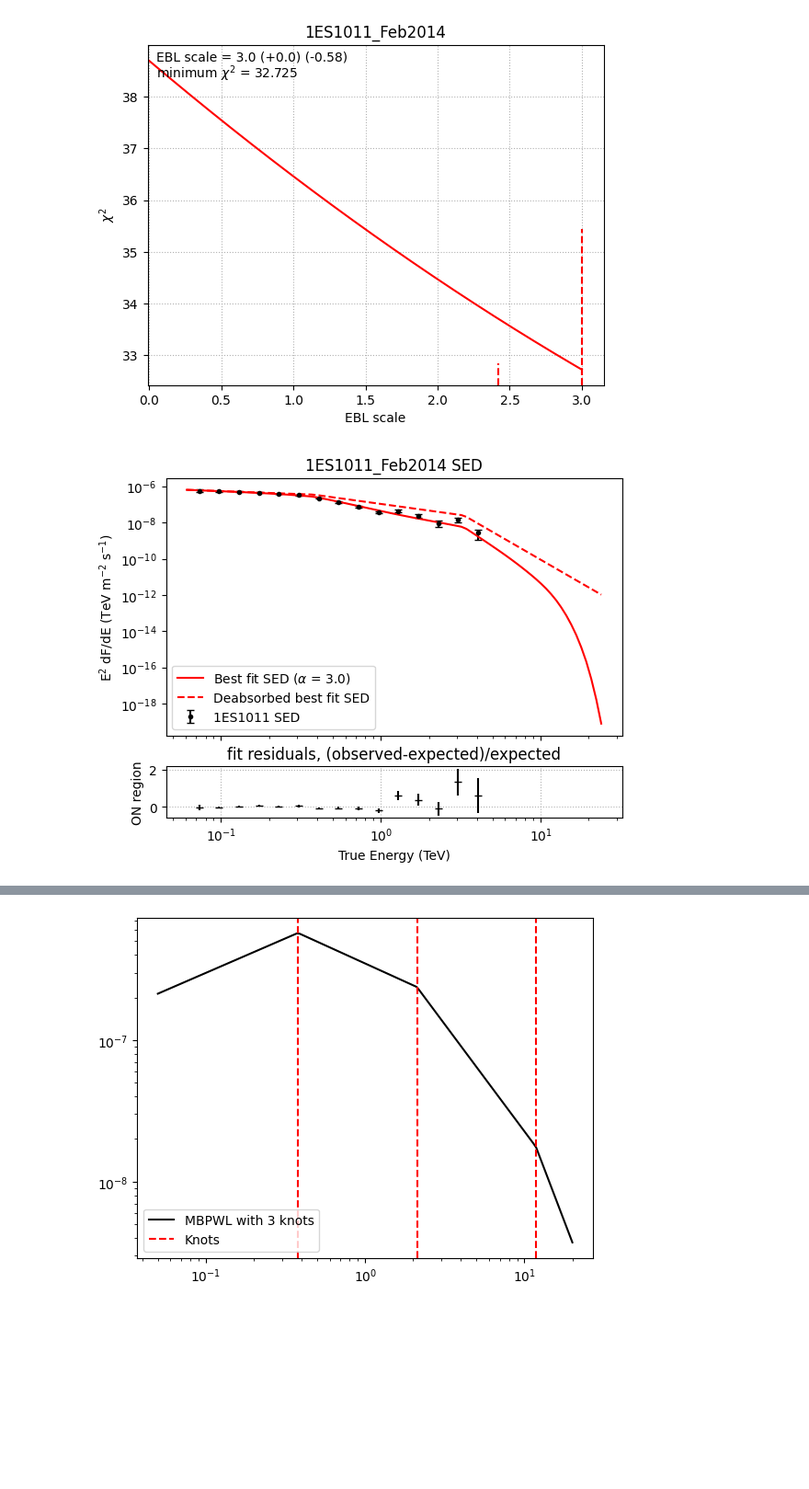
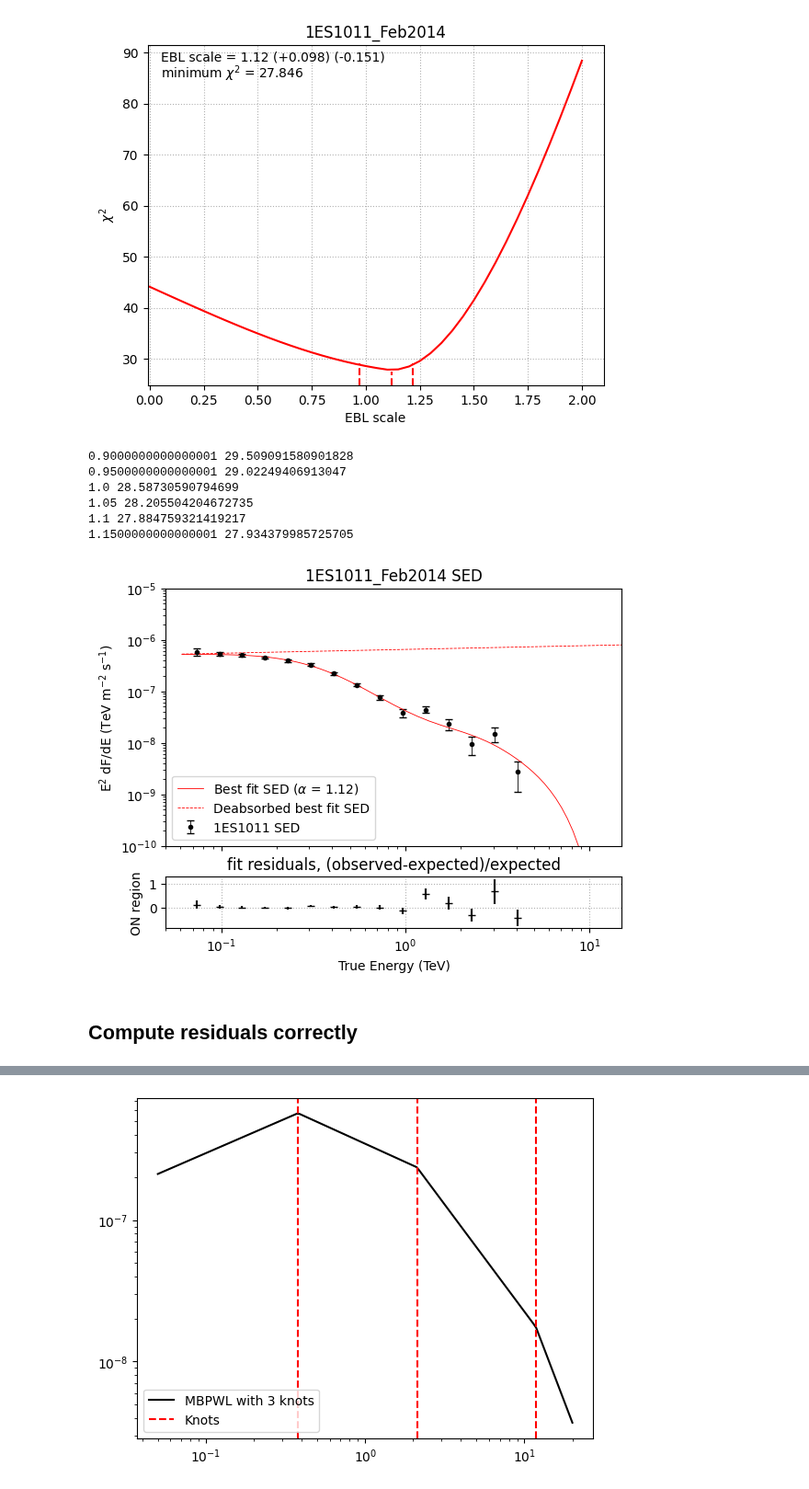
Before and after one commit to R-Grau/EBLpy, a Jupyter notebook: scanEBL.ipynb, the cells around one changed output, grey strips where cells are left out. Shown at 92% size. Saved outputs shown, nothing was run; the diff lists cells and outputs as text; code cells hidden in the pictures; blank space fills up the shorter version.

Commit message:
Fixed some bugs and made the final code. Also added some plots to scanEBL

```diff
--- a/scanEBL.ipynb
+++ b/scanEBL.ipynb
@@ -21,21 +21,23 @@ from pathlib import Path
 # %%
 #Source info
 Source_name = "1ES1011_Feb2014" #'PG1553_ST0203' "1ES1011_Feb2014", 'Mrk421_20130415c', #Check that you have all needed files before running
-Source_z = 0.03
+Source_z = 0.212
 # Observation_time = 42480 #this is only needed for CTA
-Emin = 0.06
-Emax = 25.#15.
+Emin = 0.059
+Emax = 20.1 #15.
 
 #Telescope
 Telescope = "MAGIC" #only MAGIC is well implemented now
 #EBL options
 EBL_Model = "Dominguez" #there is only one a the moment
-alpha_init = 2.0 #positon of the first initial guess.
+alpha_init = 0. #positon of the first initial guess.
 alpha_min = 0. #lowest EBL scale factor
-alpha_max = 3. #hightes EBL scale factor
-alpha_step = 0.01 #EBL scale bin size
+alpha_max = 2. #hightes EBL scale factor
+alpha_step = 0.05 #EBL scale bin size
+Chain_guess = True
 #Fit function: PWL, LP, freeLP or MBPWL
-fit_func_name = "MBPWL"
+fit_func_name = "LP"
+IRF_u = True
 
 #MBPWL info
 Efirst = 0.379#0.389#0.143#0.11
@@ -45,7 +47,7 @@ knots = 4#2
 #Ohter options
 Background_scale = 1.
 Forward_folding = True #FIXME this makes no sense and should be remooved
-Norm = 0.25
+Norm = 0.249
 # %%
 if Source_name == "Mrk421_20130415c":
     data_path = "/home/rgrau/Desktop/EBL_analysis_Feb2018/Mrk421_20130415c/light+00/Output_flute.root"#"/home/rgrau/Desktop/EBL_Gamma2016/EBL_samples/{0}/data/nominal/flute/Output_flute.root".format(Source_name)#"/home/rgrau/Desktop/EBL_Gamma2016/EBL_samples/Mrk421_20130415c/data/nominal/flute/Output_flute.root"
@@ -168,6 +223,8 @@ if Telescope == "MAGIC": #compute values needed for minimization if the selected
 
     migrmatrix = uproot.open("/home/rgrau/Desktop/EBL-splines/fold_migmatrix_{0}.root:mig_matrix".format(Source_name))
     migmatval = migrmatrix.values() #m^2 * s #values
+    if IRF_u:
+        migmaterr = migrmatrix.errors()
     migmatxEtrue = migrmatrix.axis("x").edges()/1e3 #TeV #edge values of X axis of the migration matrix (True Energy)
     migmatyEest = migrmatrix.axis("y").edges()/1e3 #TeV #edge values of Y axis of the migration matrix (Estimated Energy)
 
@@ -230,14 +298,17 @@ print(bestfit)
 order = np.argsort(alphas)
 alphas2 = np.take_along_axis(alphas, order, axis=-1)
 chisqs2 = np.take_along_axis(np.array(chisqs), order, axis=-1)
-minimum = np.round(alphas2[np.where(chisqs2 == np.min(chisqs2))][0], decimals = 3)
-sigma_inter_1s = np.where(chisqs2 <= 1 + np.min(chisqs2))
-upper_bound = np.round(alphas2[np.max(sigma_inter_1s)], decimals = 3)
-lower_bound = np.round(alphas2[np.min(sigma_inter_1s)], decimals = 3)
+interpx = np.arange(alpha_min, alpha_max, alpha_step/1000)
+f1 = interpolate.interp1d(alphas2, chisqs2, kind='cubic')
+chis_new = f1(interpx)
+minimum = np.round(interpx[np.where(chis_new == np.min(chis_new))][0], decimals = 3)
+sigma_inter_1s = np.where(chis_new <= 1 + np.min(chis_new))
+upper_bound = np.round(interpx[np.max(sigma_inter_1s)], decimals = 3)
+lower_bound = np.round(interpx[np.min(sigma_inter_1s)], decimals = 3)
 
 plt.plot(alphas2, chisqs2, color = "red")
 plt.axvline(minimum, ymax = 0.04, color = "red", linestyle = "--")
-plt.axvline(upper_bound, ymax = 0.46, color = "red", linestyle = "--")
+plt.axvline(upper_bound, ymax = 0.065, color = "red", linestyle = "--")
 plt.axvline(lower_bound, ymax = 0.065, color = "red", linestyle = "--")
 plt.xlabel("EBL scale")
 plt.ylabel(r"$\chi^2$")
@@ -245,10 +316,21 @@ plt.grid(linestyle = ":")
 plt.xlim(-0.01,None)
 plt.title(Source_name)
 plt.text(x = 0.05, y = np.max(chisqs2) - (np.max(chisqs2)-np.min(chisqs2))/1000, s="EBL scale = {0} (+{1}) (-{2})".format(minimum, np.round(upper_bound-minimum, decimals = 3), np.round(minimum-lower_bound, decimals = 3)))
-plt.text(x = 0.05, y = np.max(chisqs2) - (np.max(chisqs2)-np.min(chisqs2))/18, s = r"minimum $\chi^2$ = {0}".format(np.round(np.min(chisqs2), decimals = 3)))
+plt.text(x = 0.05, y = np.max(chisqs2) - (np.max(chisqs2)-np.min(chisqs2))/18, s = r"minimum $\chi^2$ = {0}".format(np.round(np.min(chis_new), decimals = 3)))
 plt.show()
 # %% [output]
-[figure, old version]
+[figure, new version]
+# %%
+for i, alpha in enumerate(alphas2):
+    if (alpha > 0.9) & (alpha < 1.2):
+        print(alpha, chisqs2[i])
+# %% [output]
+0.9000000000000001 29.509091580901828
+0.9500000000000001 29.02249406913047
+1.0 28.58730590794699
+1.05 28.205504204672735
+1.1 27.884759321419217
+1.1500000000000001 27.934379985725705
 # %%
 #FIXME change to the best fit alpha
 alpha = minimum
@@ -259,34 +341,38 @@ dNdE_u = Data.errors("mean")[1]
 dNdE = Data_values[1] # 1/ cm^2 / s / TeV
 Eest_data = Data_values[0] * 1e-3 #TeV
 mtau2 = -tau_interp(Eest_data, Source_z, EBL_Model, kind_of_interp = "log")#-log_interp1d(E_EBL, tau_EBL, Eest_data)
 SED_orig = Eest_data * Eest_data * dNdE * 1e4 #put it in 1/m^2 instead of 1/cm^2
 SED_orig_u = Eest_data *  Eest_data * dNdE_u *1e4
 SED_fit = fit_func(Etrue, bestfit) * np.exp(mtau * alpha) * Etrue * Etrue
 SED_fit_deabs = fit_func(Etrue, bestfit) * Etrue * Etrue
 SED_fit2 = fit_func(Eest_data, bestfit) * np.exp(mtau2 * alpha) * Eest_data * Eest_data
 binw = np.zeros(len(Eest)-1)
 
 Etrue_bins = np.where((Emin <= Etrue) & (Etrue <= Emax))
 minbin_tr = Etrue_bins[0][0]
 maxbin_tr = Etrue_bins[0][-1] + 1
 
 f, (ax1, ax2) = plt.subplots(2, 1, gridspec_kw={'height_ratios': [5, 1]}, sharex=True)
-ax1.errorbar(Eest_data, SED_orig, yerr= SED_orig_u, fmt = ".", capsize = 3, label = "1ES1011 SED", color = "black")
+ax1.errorbar(Eest_data, SED_orig, yerr= SED_orig_u, fmt = ".", capsize = 3, label = "1ES1011 SED", color = "black", linewidth = 0.6)
 # ax1.errorbar(Eest_final, SED_orig, yerr=SED_orig_u, fmt = ".", label = "Assimov dataset SED")
-ax1.plot(Etrue[minbin_tr:maxbin_tr], SED_fit[minbin_tr:maxbin_tr], label = r"Best fit SED ($\alpha$ = {0})".format(alpha), color = 'red')
-ax1.plot(Etrue[minbin_tr:maxbin_tr], SED_fit_deabs[minbin_tr:maxbin_tr], linestyle = "--", label = "Deabsorbed best fit SED", color = 'red')
+ax1.plot(Etrue[minbin_tr:maxbin_tr], SED_fit[minbin_tr:maxbin_tr], label = r"Best fit SED ($\alpha$ = {0})".format(alpha), color = 'red', linewidth = 0.6)
+ax1.plot(Etrue[minbin_tr:maxbin_tr], SED_fit_deabs[minbin_tr:maxbin_tr], linestyle = "--", label = "Deabsorbed best fit SED", color = 'red', linewidth = 0.6)
 ax1.set_xscale('log')
 ax1.set_yscale('log')
 ax2.set_xlabel("True Energy (TeV)")
 ax1.set_ylabel(r"E$^2$ dF/dE (TeV m$^{-2}$ s$^{-1}$)")
 ax1.set_title("{0} SED".format(Source_name))
 ax1.legend()
+ax1.set_xlim(5e-2, 1.5e1)
+ax1.set_ylim(1e-10, 1e-5)
 ax2.errorbar(Eest_data, (SED_orig - SED_fit2) / SED_fit2 , yerr= SED_orig_u / SED_fit2, fmt = "_",  color = "black")
 # ax2.axhline(color = "black")
 ax2.set_title("fit residuals, (observed-expected)/expected")
 ax2.set_ylabel("ON region")
 ax2.grid(linestyle = ":")
 # ax2.set_yscale('log')
 plt.show()
 # %% [output]
-[figure, old version]
+[figure, new version]
+# %% [markdown]
+## Compute residuals correctly
```
Also changed, not shown: parts of 13 cells of this notebook, 7 other files.
